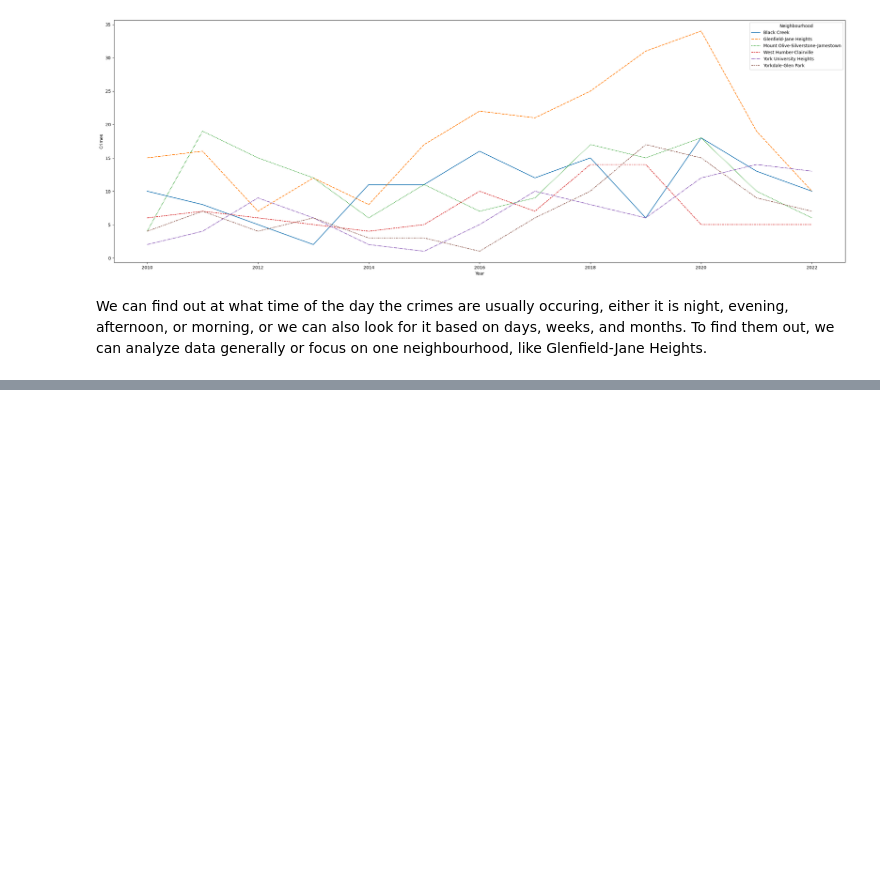
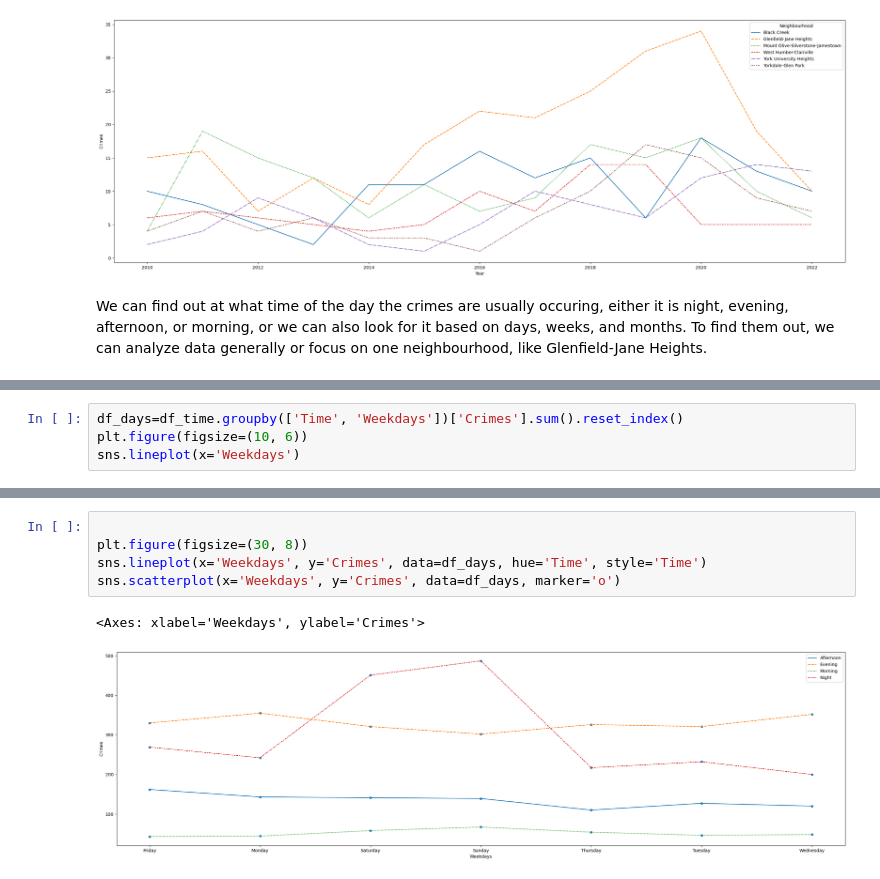
Before and after one commit to ZabihBuda/Group-Project-MMAI-5000-AI-Fundamentals, a Jupyter notebook: MMAI_5000_AI_FUNDAMENTALS.ipynb, the cells around one changed output, grey strips where cells are left out. Saved outputs shown, nothing was run; the diff lists cells and outputs as text; blank space fills up the shorter version.

```diff
--- a/MMAI_5000_AI_FUNDAMENTALS.ipynb
+++ b/MMAI_5000_AI_FUNDAMENTALS.ipynb
@@ -167,0 +263,4 @@ We can find out at what time of the day the crimes are usually occuring, either
+# %%
+df_days=df_time.groupby(['Time', 'Weekdays'])['Crimes'].sum().reset_index()
+plt.figure(figsize=(10, 6))
+sns.lineplot(x='Weekdays')
@@ -167,0 +274,8 @@ We can find out at what time of the day the crimes are usually occuring, either
+# %%
+
+plt.figure(figsize=(30, 8))
+sns.lineplot(x='Weekdays', y='Crimes', data=df_days, hue='Time', style='Time')
+sns.scatterplot(x='Weekdays', y='Crimes', data=df_days, marker='o')
+# %% [output]
+<Axes: xlabel='Weekdays', ylabel='Crimes'>
+[figure, added]
```
Also changed, not shown: parts of 11 cells of this notebook.
